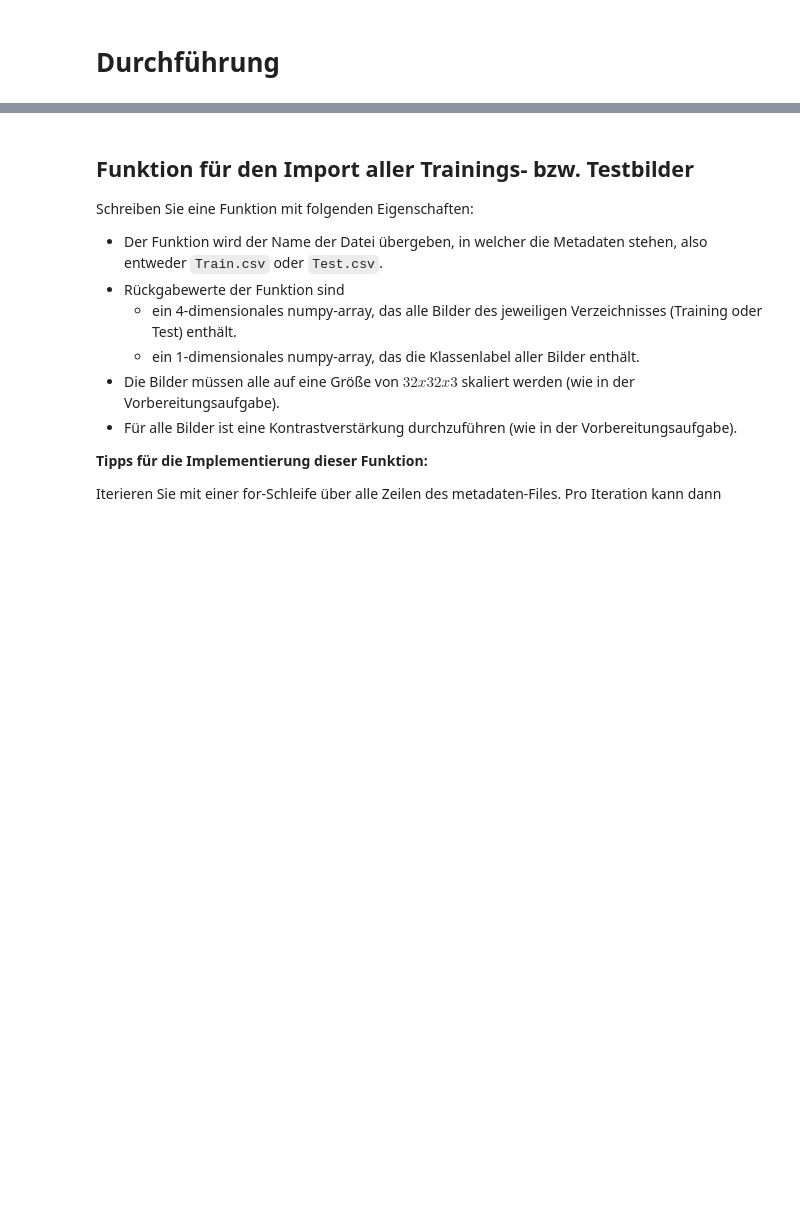
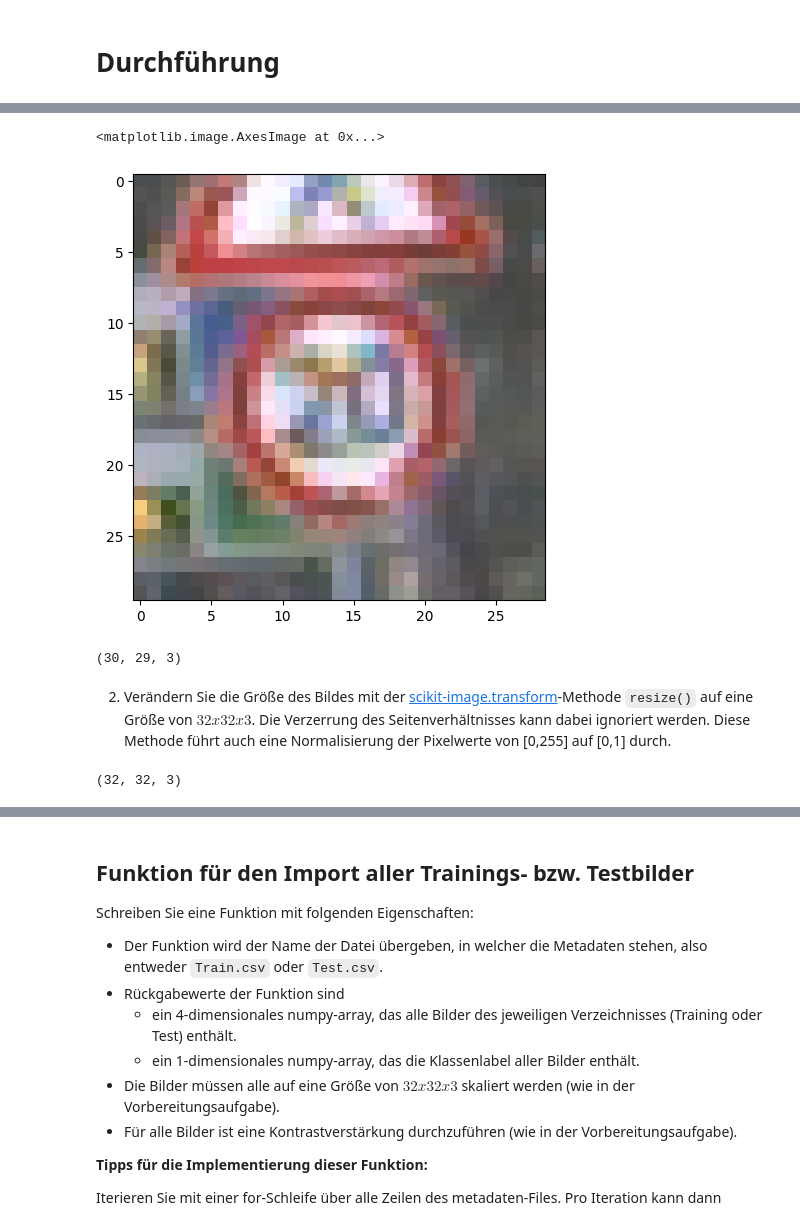
Before and after one commit to PatrykGadziomski/Data-Mining-and-Pattern-Recognition-HdM, a Jupyter notebook: Experiment 6 - CNN/Versuch_TrafficSignClassification.ipynb, the cells around one changed output, grey strips where cells are left out. Cells and saved outputs as stored; diff of their text form; code cells hidden in the pictures; blank space fills up the shorter version.

```diff
--- a/Experiment 6 - CNN/Versuch_TrafficSignClassification.ipynb
+++ b/Experiment 6 - CNN/Versuch_TrafficSignClassification.ipynb
@@ -56,0 +60,17 @@ Machen Sie sich mit der Implementierung von Neuronalen Netzen mit Tensorflow und
+# %%
+selected_img = ski.io.imread('traffic-sign-recognition\\data\\Train\\0\\00000_00000_00000.png')
+ski.io.imshow(selected_img)
+# %% [output]
+<matplotlib.image.AxesImage at 0x...>
+[figure, added]
+# %%
+selected_img.shape
+# %% [output]
+(30, 29, 3)
+# %% [markdown]
+2. Verändern Sie die Größe des Bildes mit der [scikit-image.transform](https://scikit-image.org/docs/stable/api/skimage.transform.html)-Methode `resize()` auf eine Größe von $32x32x3$. Die Verzerrung des Seitenverhältnisses kann dabei ignoriert werden. Diese Methode führt auch eine Normalisierung der Pixelwerte von [0,255] auf [0,1] durch.
+# %%
+selected_img = resize(selected_img, (32, 32, 3))
+selected_img.shape
+# %% [output]
+(32, 32, 3)
```
Also changed, not shown: parts of 28 cells of this notebook.
